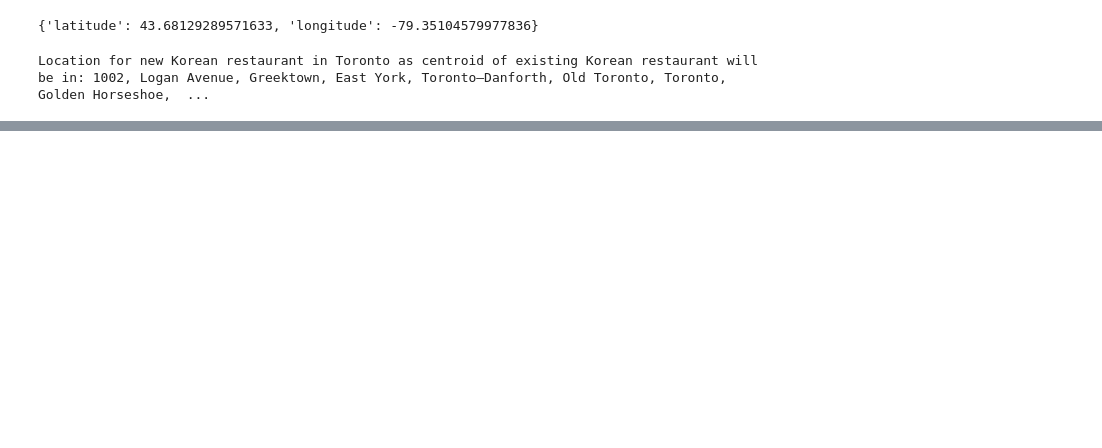
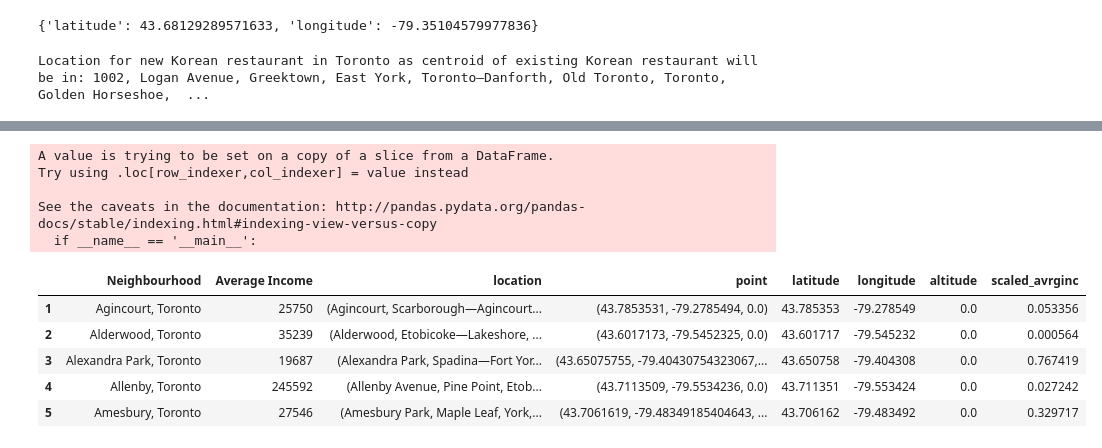
Before and after one commit to MutluO/Battle-of-Neighborhoods, a Jupyter notebook: Batle of Neighborhoods.ipynb, the cells around one changed output, grey strips where cells are left out. Drawn from its saved outputs; the diff is of its cells as text; code cells hidden in the pictures; blank space fills up the shorter version.

```diff
--- a/Batle of Neighborhoods.ipynb
+++ b/Batle of Neighborhoods.ipynb
@@ -694,0 +718,4 @@ venues_map
+# %%
+#drop rows where no geo data are available for neighborhood
+avrg_income_Tr_geo2=avrg_income_Tr_geo.dropna()
+avrg_income_Tr_geo2.head()
@@ -694,0 +729,11 @@ venues_map
+# %%
+#scale average income to range of 0 to 1 for radius of bubble in folium map
+from sklearn.preprocessing import MinMaxScaler
+data = avrg_income_Tr_geo2[['Average Income']].values
+scaler = MinMaxScaler(feature_range=(0, 1), copy=True)
+scaler.fit(data)
+scaler.fit_transform(data)
+output=scaler.transform(data)
+# %%
+df_avrginc_sc = pd.DataFrame({'scaled_avrginc': output[:, 0]})
+df_avrginc_sc.head()
@@ -694,0 +747,16 @@ venues_map
+# %%
+#add scaled avergae income column to Toronto dataframe with geo data
+avrg_income_Tr_geo2['scaled_avrginc']=df_avrginc_sc['scaled_avrginc']
+avrg_income_Tr_geo2.head()
+# %% [output]
+A value is trying to be set on a copy of a slice from a DataFrame.
+Try using .loc[row_indexer,col_indexer] = value instead
+
+See the caveats in the documentation: http://pandas.pydata.org/pandas-docs/stable/indexing.html#indexing-view-versus-copy
+  if __name__ == '__main__':
+|  | Neighbourhood | Average Income | location | point | latitude | longitude | altitude | scaled_avrginc |
+| 1 | Agincourt, Toronto | 25750 | (Agincourt, Scarborough—Agincourt... | (43.7853531, -79.2785494, 0.0) | 43.785353 | -79.278549 | 0.0 | 0.053356 |
+| 2 | Alderwood, Toronto | 35239 | (Alderwood, Etobicoke—Lakeshore, ... | (43.6017173, -79.5452325, 0.0) | 43.601717 | -79.545232 | 0.0 | 0.000564 |
+| 3 | Alexandra Park, Toronto | 19687 | (Alexandra Park, Spadina—Fort Yor... | (43.65075755, -79.40430754323067,... | 43.650758 | -79.404308 | 0.0 | 0.767419 |
+| 4 | Allenby, Toronto | 245592 | (Allenby Avenue, Pine Point, Etob... | (43.7113509, -79.5534236, 0.0) | 43.711351 | -79.553424 | 0.0 | 0.027242 |
+| 5 | Amesbury, Toronto | 27546 | (Amesbury Park, Maple Leaf, York,... | (43.7061619, -79.48349185404643, ... | 43.706162 | -79.483492 | 0.0 | 0.329717 |
```
Also changed, not shown: parts of 28 cells of this notebook.
